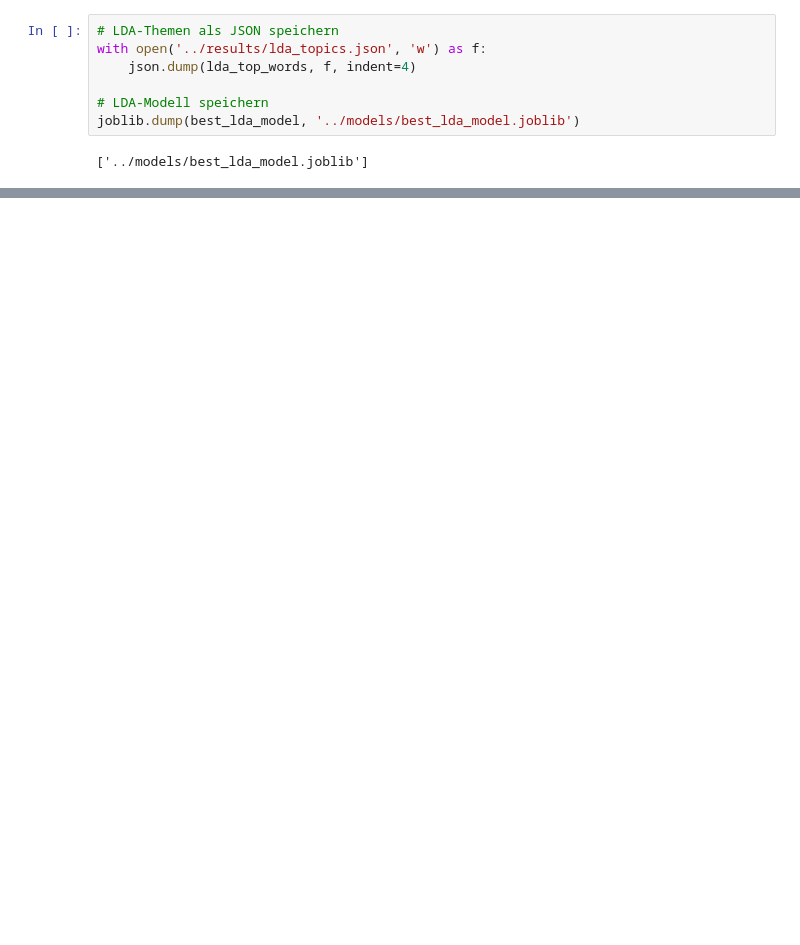
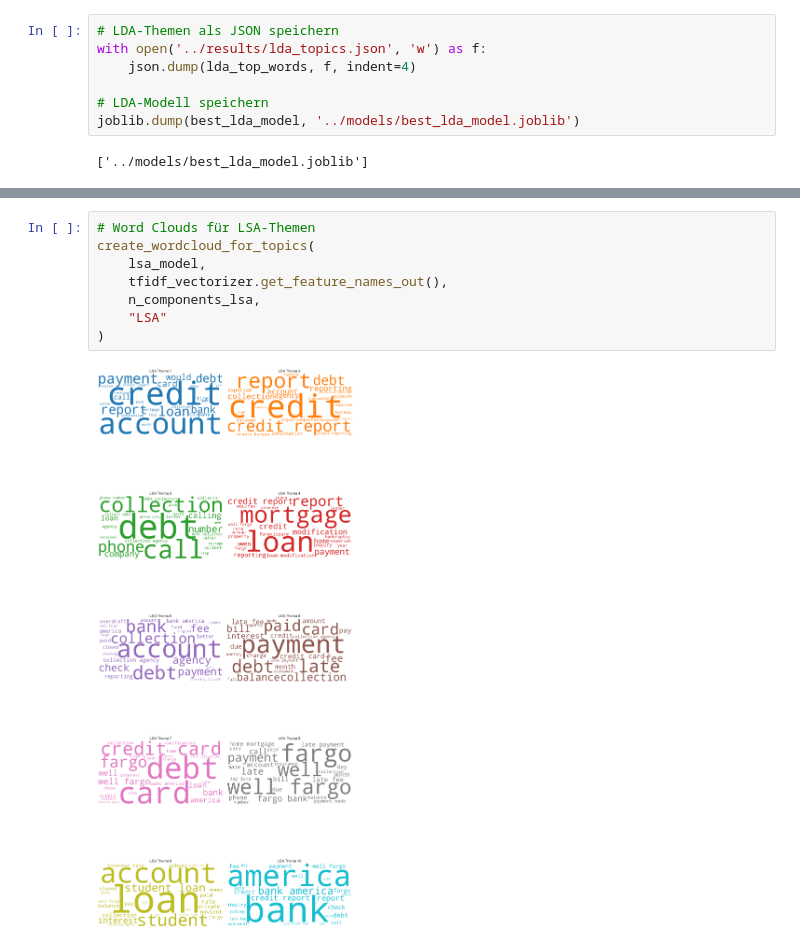
Before and after one commit to Para133791/NLP-Beschwerdeanalyse, a Jupyter notebook: notebooks/3. Themenextraktion.ipynb, the cells around one changed output, grey strips where cells are left out. Drawn from its saved outputs; the diff is of its cells as text; blank space fills up the shorter version.

```diff
--- a/notebooks/3. Themenextraktion.ipynb
+++ b/notebooks/3. Themenextraktion.ipynb
@@ -276,0 +325,10 @@ plt.savefig('../results/lda_topics_barplot.png', dpi=300, bbox_inches='tight')
+# %%
+# Word Clouds für LSA-Themen
+create_wordcloud_for_topics(
+    lsa_model,
+    tfidf_vectorizer.get_feature_names_out(),
+    n_components_lsa,
+    "LSA"
+)
+# %% [output]
+[figure, added]
```
Also changed, not shown: parts of 9 cells of this notebook, 9 other files.
